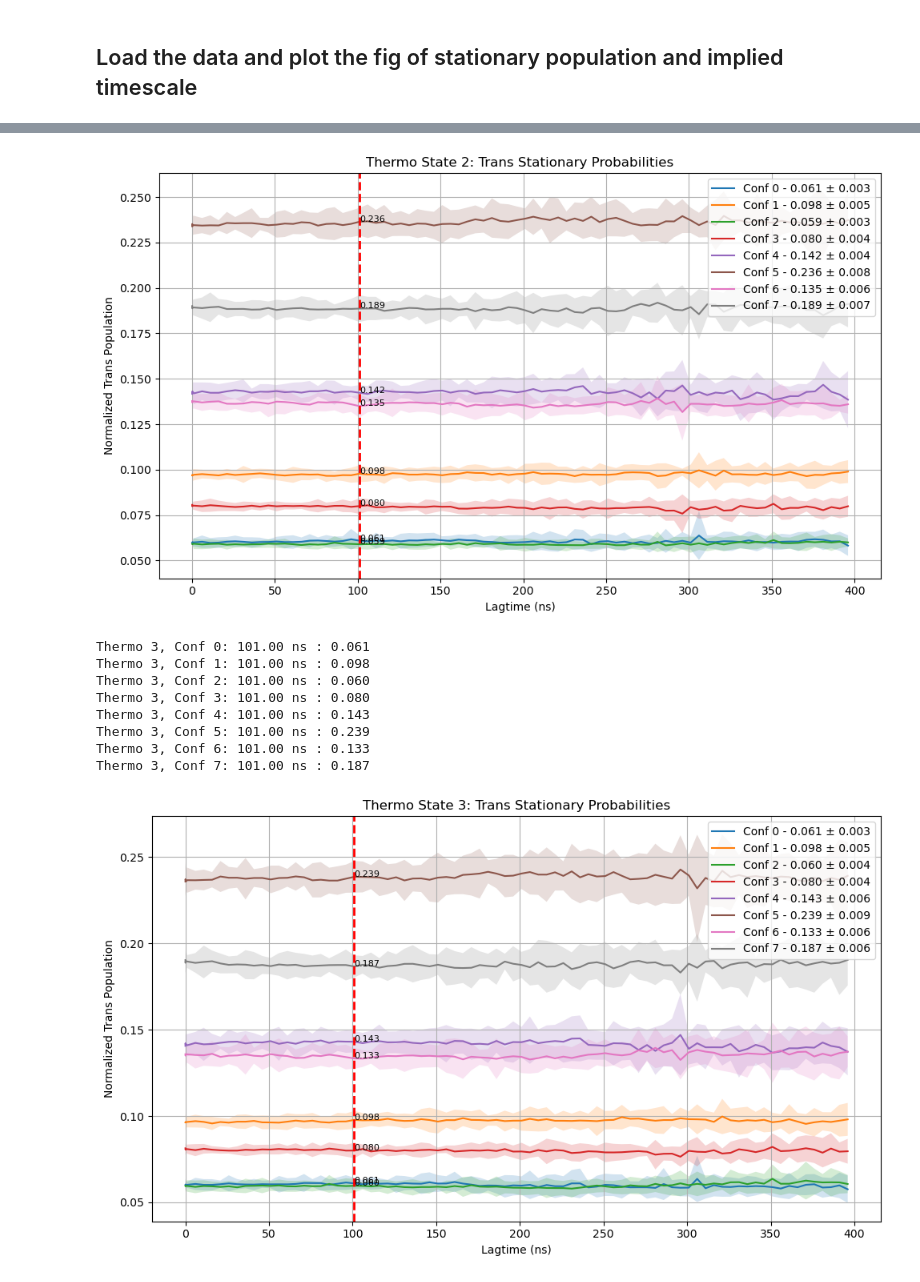
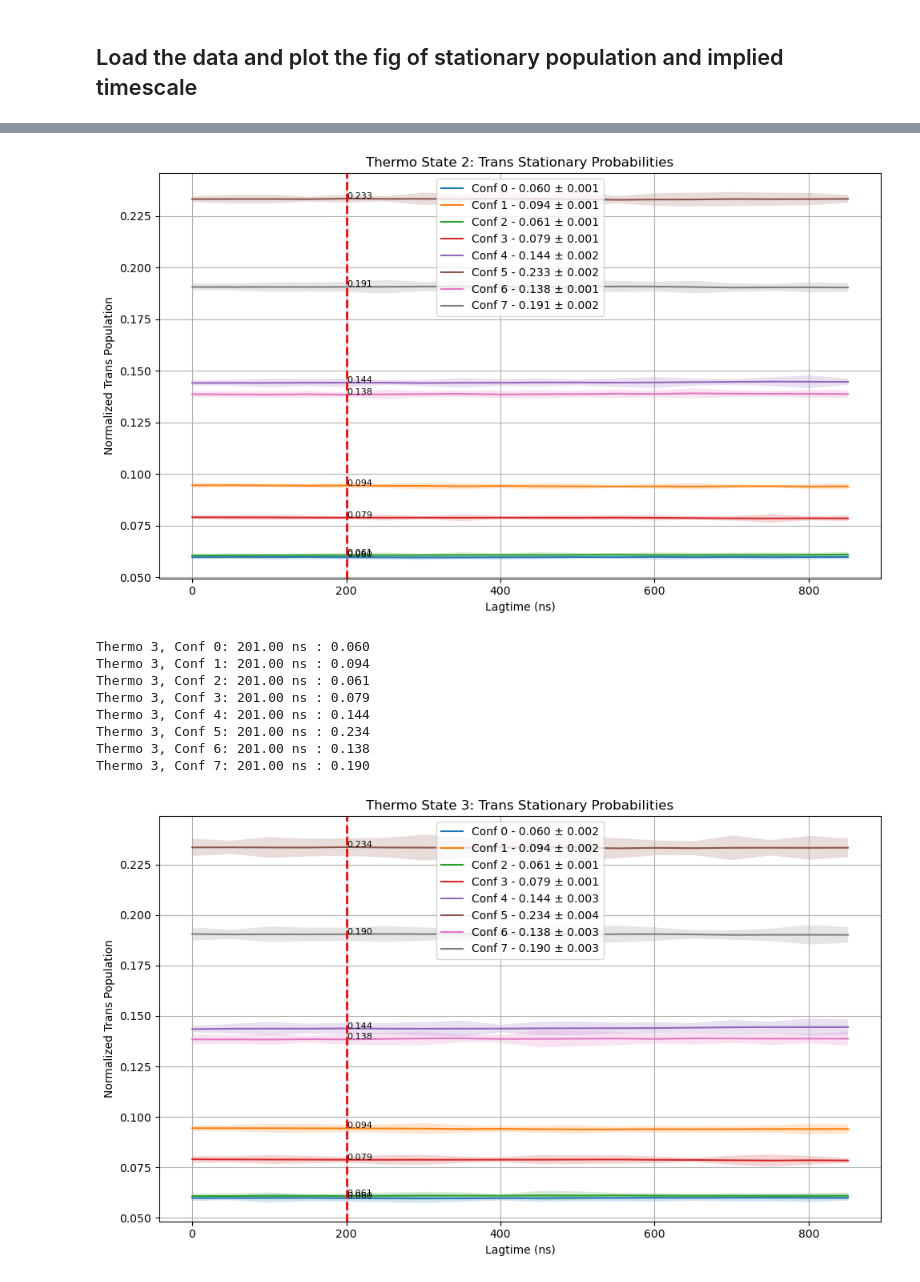
Before and after one commit to starwingc/peptoid_ESM, a Jupyter notebook: EE/analysis/transition_matrix.ipynb, the cells around one changed output, grey strips where cells are left out. Cells and saved outputs as stored; diff of their text form; code cells hidden in the pictures.

```diff
--- a/EE/analysis/transition_matrix.ipynb
+++ b/EE/analysis/transition_matrix.ipynb
@@ -433,7 +421,7 @@ def process_trajectory(n_trajs, lagtime, num_states, cluster_size):
 n_trajs = traj_indexed
 num_states = 32
 #lagtime = 1
-lagtimes = [5, 10, 25, 50] + list(range(100, 90000, 500))
+lagtimes = [5, 10, 25, 50] + list(range(100, 90000, 5000))
 #lagtimes = [5, 10, 25, 50]
 dt_in_ns = 0.01
 cluster_size = 10
@@ -616,6 +608,6 @@ cis_trans_pi_stds shape: (4, 184, 8)
 # %%
 point_to_plot = 84
-lagtime_plot = 24  # Index of lagtime to annotate
+lagtime_plot = 8  # Index of lagtime to annotate
 
 thermo_state_num = 4
 comform_state_num = 8
@@ -685,13 +677,13 @@ Thermo 2, Conf 7: 101.00 ns : 0.189
-[figure, old version]
+[figure, new version]
-Thermo 3, Conf 0: 101.00 ns : 0.061
-Thermo 3, Conf 1: 101.00 ns : 0.098
-Thermo 3, Conf 2: 101.00 ns : 0.060
-Thermo 3, Conf 3: 101.00 ns : 0.080
-Thermo 3, Conf 4: 101.00 ns : 0.143
-Thermo 3, Conf 5: 101.00 ns : 0.239
-Thermo 3, Conf 6: 101.00 ns : 0.133
-Thermo 3, Conf 7: 101.00 ns : 0.187
+Thermo 3, Conf 0: 201.00 ns : 0.060
+Thermo 3, Conf 1: 201.00 ns : 0.094
+Thermo 3, Conf 2: 201.00 ns : 0.061
+Thermo 3, Conf 3: 201.00 ns : 0.079
+Thermo 3, Conf 4: 201.00 ns : 0.144
+Thermo 3, Conf 5: 201.00 ns : 0.234
+Thermo 3, Conf 6: 201.00 ns : 0.138
+Thermo 3, Conf 7: 201.00 ns : 0.190
-[figure, old version]
+[figure, new version]
 # %%
 # === Setup ===
 point_to_plot = 400
```
Also changed, not shown: parts of 14 cells of this notebook, 4 other files.
